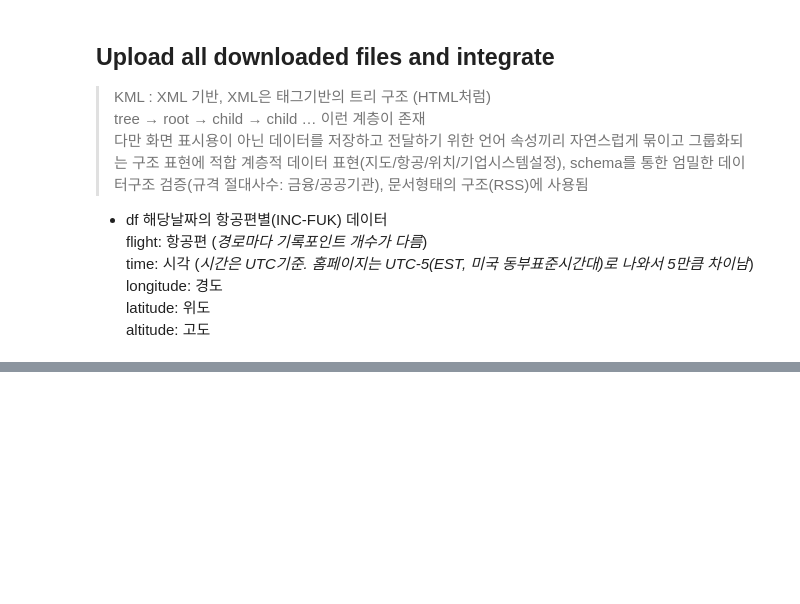
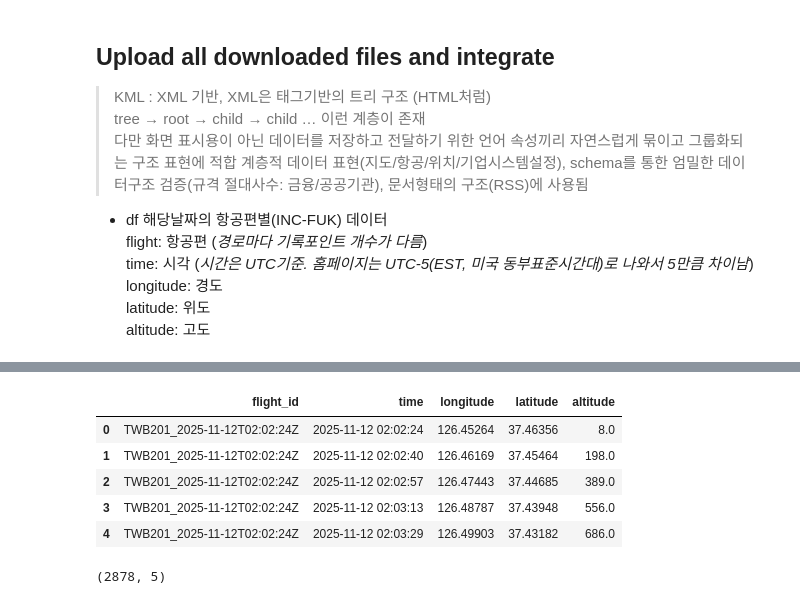
Before and after one commit to insung-hw/flight-trajectory-clustering, a Jupyter notebook: trajectory-clustering-eda.ipynb, the cells around one changed output, grey strips where cells are left out. Drawn from its saved outputs; the diff is of its cells as text; code cells hidden in the pictures; blank space fills up the shorter version.

```diff
--- a/trajectory-clustering-eda.ipynb
+++ b/trajectory-clustering-eda.ipynb
@@ -172,0 +191,13 @@ print("통합 CSV 저장 완료:", output_path)
+# %%
+df_251112.head()
+# %% [output]
+|  | flight_id | time | longitude | latitude | altitude |
+| 0 | TWB201_2025-11-12T02:02:24Z | 2025-11-12 02:02:24 | 126.45264 | 37.46356 | 8.0 |
+| 1 | TWB201_2025-11-12T02:02:24Z | 2025-11-12 02:02:40 | 126.46169 | 37.45464 | 198.0 |
+| 2 | TWB201_2025-11-12T02:02:24Z | 2025-11-12 02:02:57 | 126.47443 | 37.44685 | 389.0 |
+| 3 | TWB201_2025-11-12T02:02:24Z | 2025-11-12 02:03:13 | 126.48787 | 37.43948 | 556.0 |
+| 4 | TWB201_2025-11-12T02:02:24Z | 2025-11-12 02:03:29 | 126.49903 | 37.43182 | 686.0 |
+# %%
+df_251112.shape
+# %% [output]
+(2878, 5)
```
Also changed, not shown: parts of 52 cells of this notebook.
